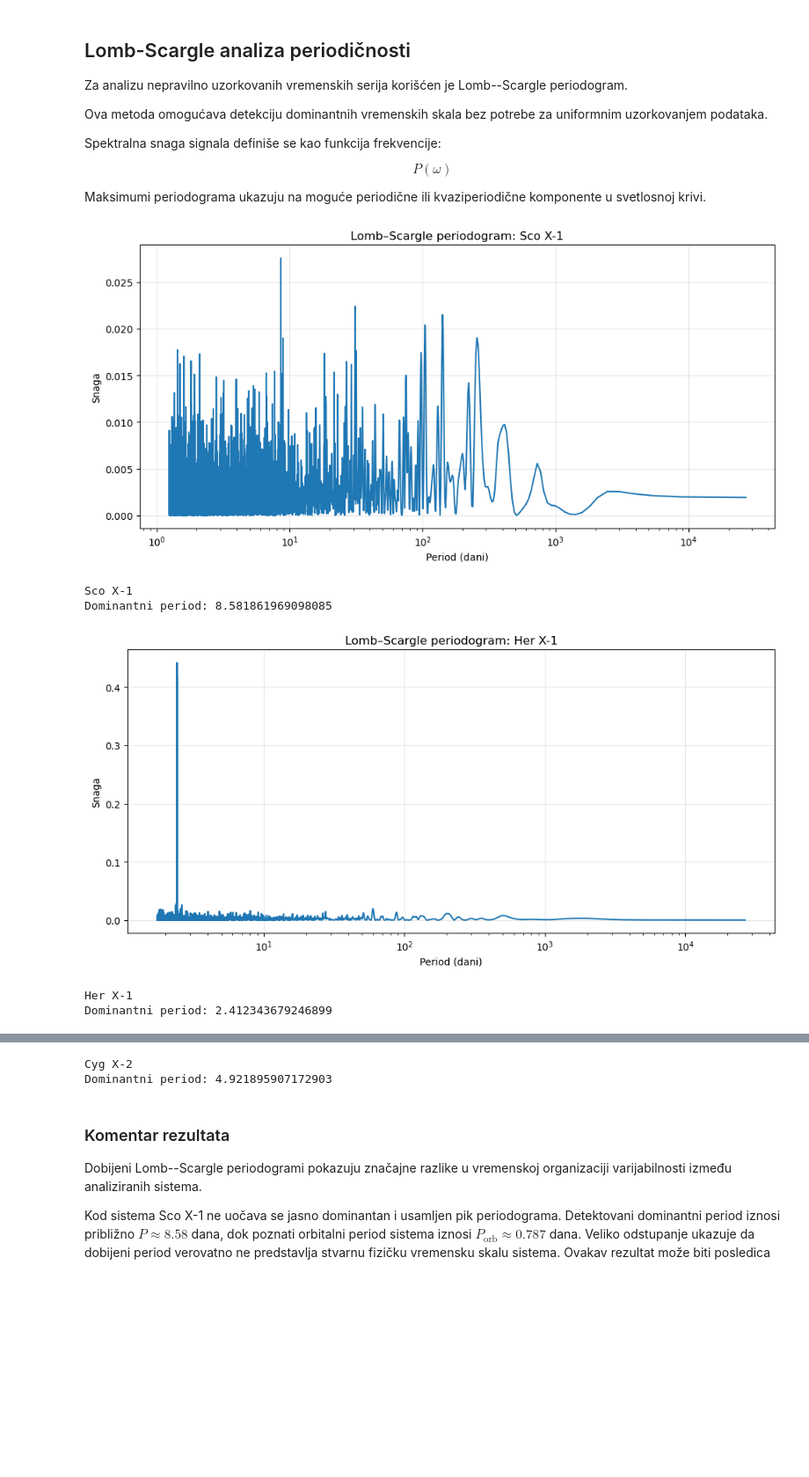
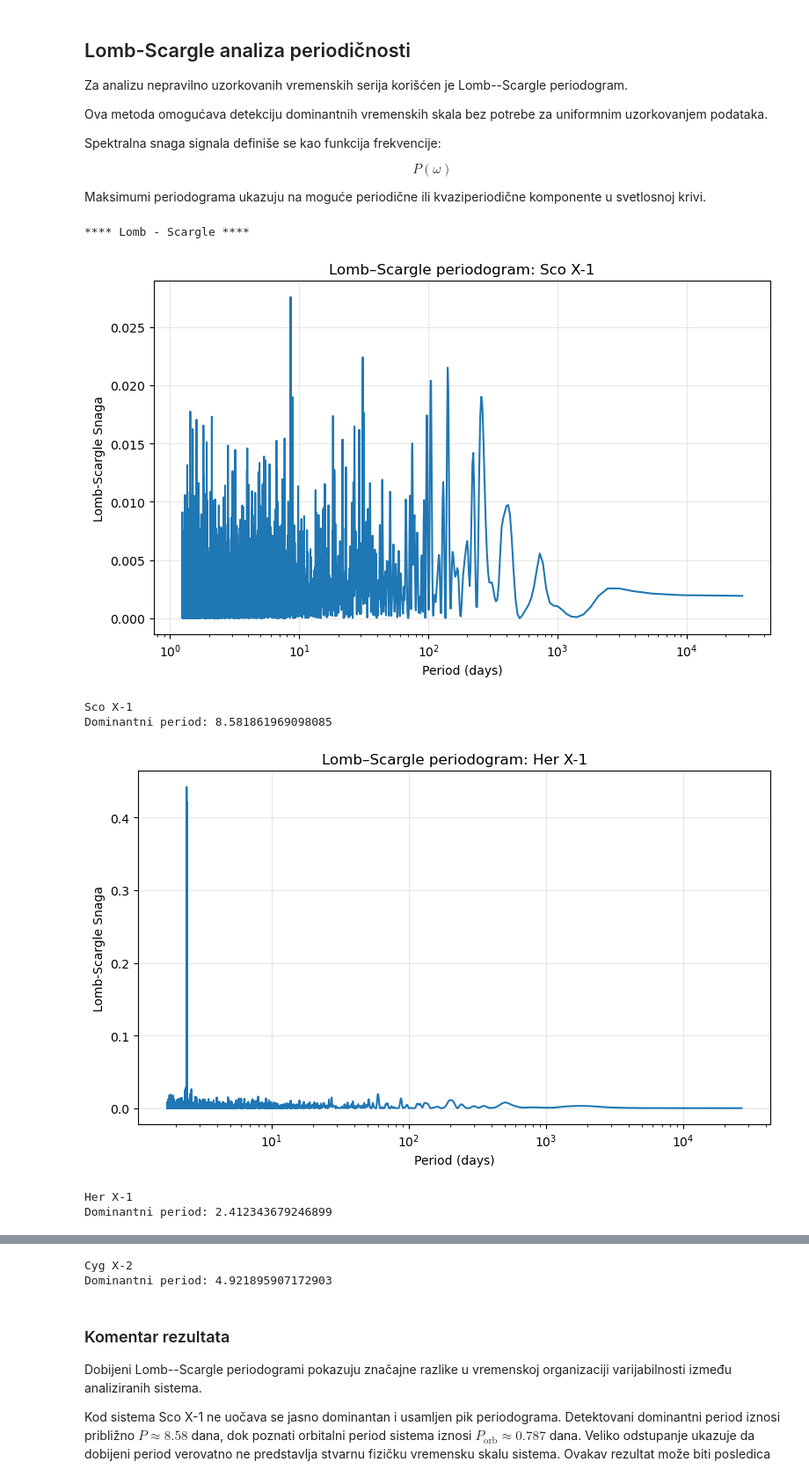
Before and after one commit to jasmina16121/Projekat-X-ray-Binary-Sco-X-1, a Jupyter notebook: Bin_sistemi.ipynb, the cells around one changed output, grey strips where cells are left out. Shown at 88% size. Cells and saved outputs as stored; diff of their text form; code cells hidden in the pictures; blank space fills up the shorter version.

```diff
--- a/Bin_sistemi.ipynb
+++ b/Bin_sistemi.ipynb
@@ -644,7 +649,7 @@ Maksimumi periodograma ukazuju na moguće periodične ili kvaziperiodične kompo
 # ============================================================
 
 from astropy.timeseries import LombScargle
-
+print("\n**** Lomb - Scargle ****")
 def nacrtaj_periodogram(vreme, fluks, ime_objekta):
     # frekvencije
     frekvencija, snaga = LombScargle(vreme, fluks).autopower()
@@ -652,44 +657,45 @@ def nacrtaj_periodogram(vreme, fluks, ime_objekta):
     # pretvaranje u period
     period = 1 / frekvencija
 
-    plt.figure(figsize=(10,5))
+    plt.figure(figsize=(8,5))
     plt.plot(period, snaga)
 
-    plt.xlabel("Period (dani)")
-    plt.ylabel("Snaga")
+    plt.xlabel("Period (days)")
+    plt.ylabel("Lomb-Scargle Snaga")
     plt.title(f"Lomb–Scargle periodogram: {ime_objekta}")
 
     plt.xscale("log")  # bolje se vide različite skale
     plt.grid(alpha=0.3)
     plt.tight_layout()
     plt.show()
 
     # dominantni period
     indeks_max = np.argmax(snaga)
     print(f"\n{ime_objekta}")
     print("Dominantni period:", period[indeks_max])
 
     return {
         "sistem": ime_objekta,
         "frekvencija": frekvencija,
         "period": period,
         "snaga": snaga,
         "dominantni_period": period[indeks_max]
     }
 
 
 # Sco
 period_sco = nacrtaj_periodogram(vreme_sco_cisto2, fluks_sco_cist2, "Sco X-1")
 
 # Her
 period_her = nacrtaj_periodogram(vreme_her_cisto2, fluks_her_cist2, "Her X-1")
 
 # Cyg
 period_cyg = nacrtaj_periodogram(vreme_cyg_cisto2, fluks_cyg_cist2, "Cyg X-2")
 # %% [output]
+**** Lomb - Scargle ****
-[figure, old version]
+[figure, new version]
-Sco X-1
-Dominantni period: 8.581861969098085
+Sco X-1
+Dominantni period: 8.581861969098085
-[figure, old version]
+[figure, new version]
-Her X-1
-Dominantni period: 2.412343679246899
+Her X-1
+Dominantni period: 2.412343679246899
@@ -697,5 +703,5 @@ Dominantni period: 2.412343679246899
-Cyg X-2
-Dominantni period: 4.921895907172903
+Cyg X-2
+Dominantni period: 4.921895907172903
 # %% [markdown]
 ### Komentar rezultata
 
```
Also changed, not shown: parts of 15 cells of this notebook.
